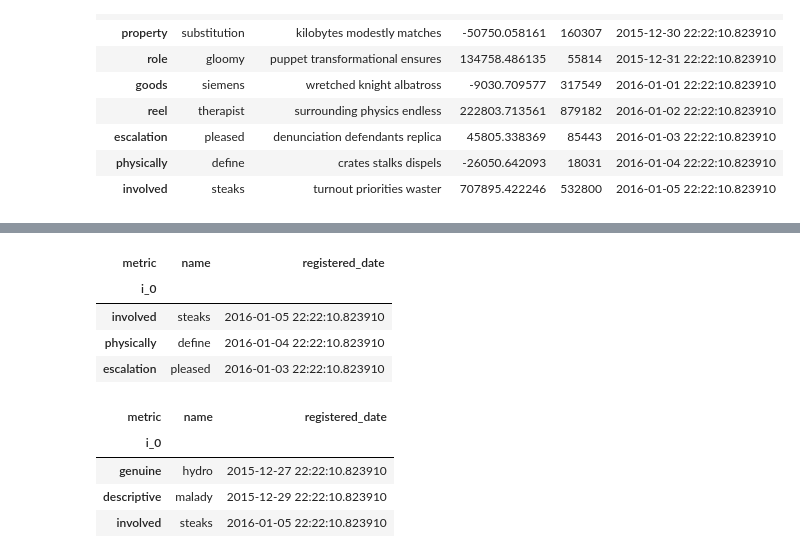
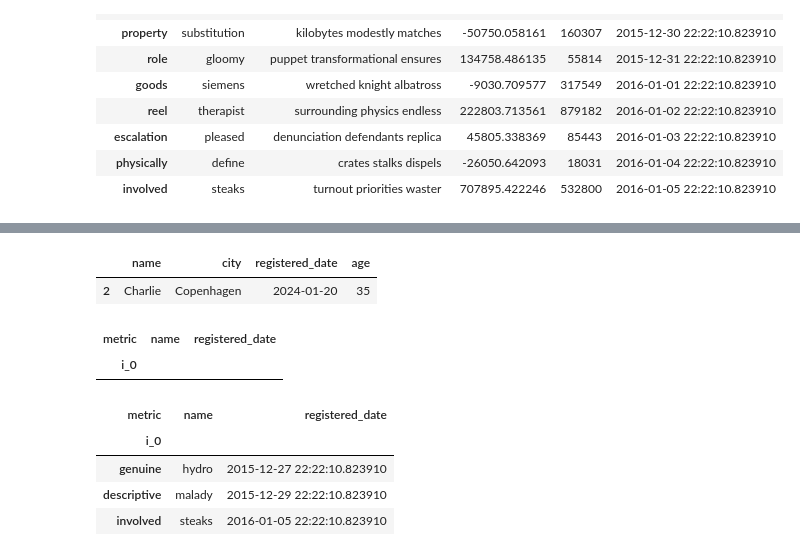
Before and after one commit to mynl/querexfuzz_project, a Jupyter notebook: example.ipynb, the cells around one changed output, grey strips where cells are left out. Cells and saved outputs as stored; diff of their text form; code cells hidden in the pictures.

```diff
--- a/example.ipynb
+++ b/example.ipynb
@@ -375,11 +422,13 @@ testdf
+# %%
+df.querexfuzz("@registered_date m-28:6")
+# %% [output]
+|  | name | city | registered_date | age |
+| 2 | Charlie | Copenhagen | 2024-01-20 | 35 |
 # %%
-testdf.querexfuzz('recent top 3')
+testdf.querexfuzz('# Berlin')
 # %% [output]
 | metric | name | registered_date |
 | i_0 |  |  |
-| involved | steaks | 2016-01-05 22:22:10.823910 |
-| physically | define | 2016-01-04 22:22:10.823910 |
-| escalation | pleased | 2016-01-03 22:22:10.823910 |
 # %%
 testdf.querexfuzz('select all where number < 800000 and number > 500000')
 # %% [output]
```
Also changed, not shown: parts of 22 cells of this notebook, 18 other files.
